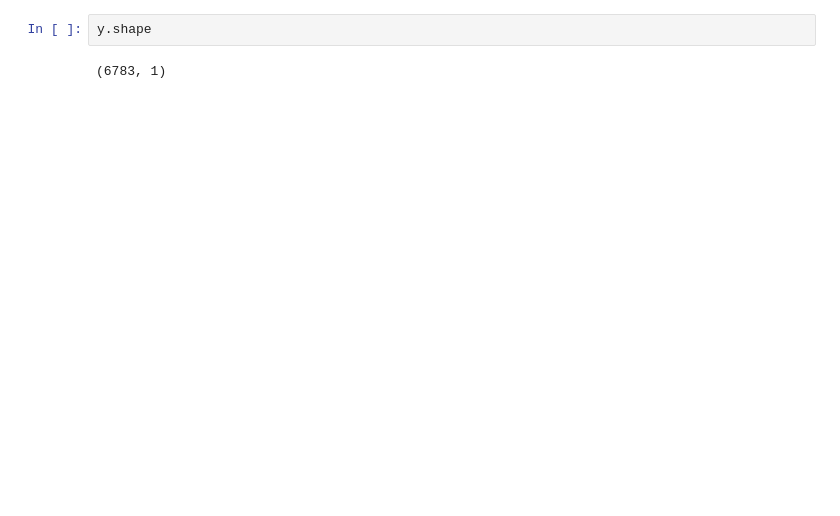
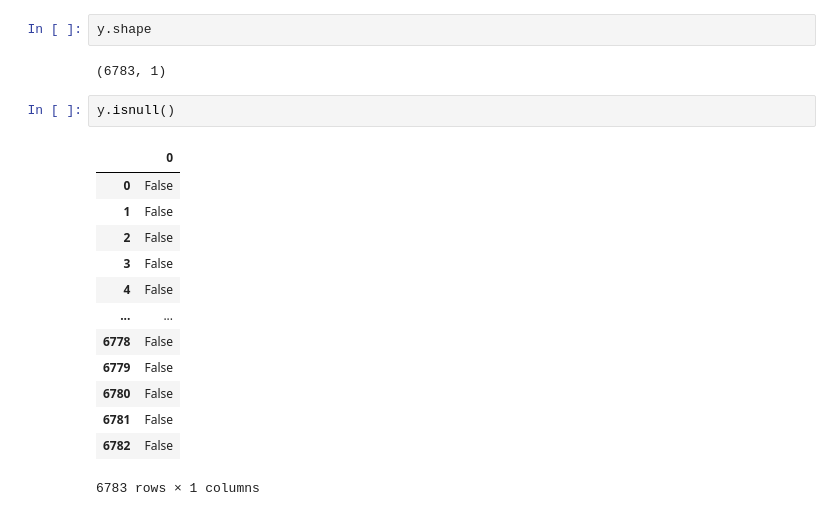
Before and after one commit to Suhail270/DMML_Part3, a Jupyter notebook: newDatasets.ipynb, the cells around one changed output. Drawn from its saved outputs; the diff is of its cells as text; blank space fills up the shorter version.

```diff
--- a/newDatasets.ipynb
+++ b/newDatasets.ipynb
@@ -509,6 +533,22 @@ X.shape
 y.shape
 # %% [output]
 (6783, 1)
+# %%
+y.isnull()
+# %% [output]
+|  | 0 |
+| 0 | False |
+| 1 | False |
+| 2 | False |
+| 3 | False |
+| 4 | False |
+| ... | ... |
+| 6778 | False |
+| 6779 | False |
+| 6780 | False |
+| 6781 | False |
+| 6782 | False |
+6783 rows × 1 columns
 # %%
 Xt.shape
 # %% [output]
```
Also changed, not shown: parts of 11 cells of this notebook.
